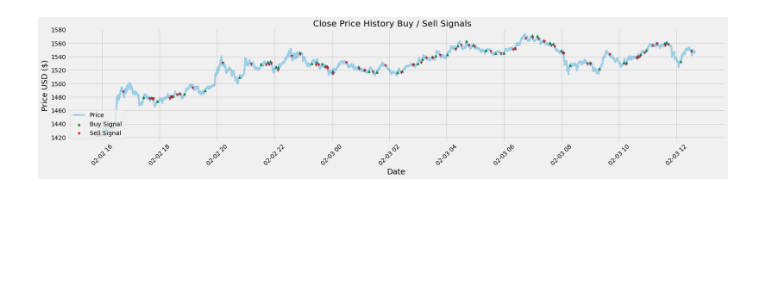
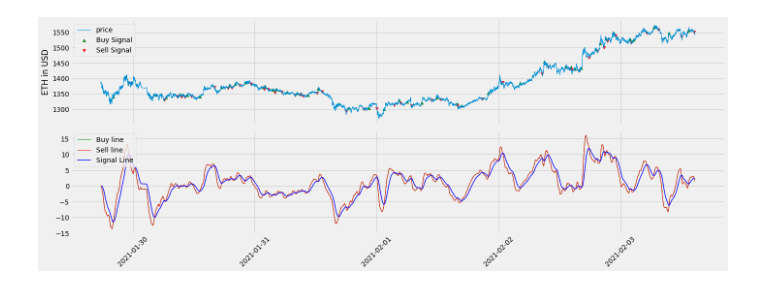
Before and after one commit to jsngalloway/night-trader, a Jupyter notebook: notebooks/macd_based/standard_macd.ipynb, the cells around one changed output. Cells and saved outputs as stored; diff of their text form; code cells hidden in the pictures; blank space fills up the shorter version.

```diff
--- a/notebooks/macd_based/standard_macd.ipynb
+++ b/notebooks/macd_based/standard_macd.ipynb
@@ -10,7 +10,7 @@ plt.style.use('fivethirtyeight')
 df = pd.read_csv('../../data/ETH.csv')
 # %%
 #Set the date as the index for the data
-df = df.set_index(pd.DatetimeIndex(df['begins_at'].values)).tail(5000)
+df = df.set_index(pd.DatetimeIndex(df['begins_at'].values))
 df['price'] = df[['high_price','low_price']].mean(axis=1)
 df['real_price'] = df.price
 df['price'] = df.price.ewm(span=6, adjust=True).mean()
@@ -67,86 +47,72 @@ plt.show()
-# %%
-df['MACD_buy'] = macd_buy
-df['MACD_sell'] = macd_sell
-df['Signal Line'] = signal
 # %%
 # Function to test the crossover driven profits of the macd and signal lines
-def mac_daddy_tester(macd_buy, macd_sell, signal, df, quiet=False):
+def mac_daddy_tester(df, quiet=False):
     bought = False
     sumwin = 0
     transactions = []
-    for i in range(50, len(signal)):
-        if ( (macd_buy.iat[i] > signal.iat[i]) and (macd_buy.iat[i-1] <= signal.iat[i-1]) and bought == False):
+    for i in range(50, len(df)):
+        if (bought == False and getBuySignal(df, i)):
             # print("Crossed above, time to buy", i)
             bought = df.iat[i,1]
-        if ( (macd_sell.iat[i] < signal.iat[i]) and (macd_sell.iat[i-1] >= signal.iat[i-1]) and bought):
+        if (bought and getSellSignal(df, i)):
             # print("Crossed below, time to sell", i)
             if not quiet:
-              print(df.iat[i,0], "Bought at", bought, " selling at", df.iat[i,1], f"for profit: {df.iat[i,1] - bought - 1:+.2f}")
-            transactions.append(df.iat[i,1] - bought)
-            sumwin = sumwin + df.iat[i,1] - bought - 1
+              print(df.iat[i,0], f"Bought at {bought:.2f}. Selling at {df['real_price'].iat[i]:.2f}. Profit: {df['real_price'].iat[i] - bought - 1:+.2f}")
+
+            transactions.append(df['real_price'].iat[i] - bought)
+            sumwin = sumwin + df['real_price'].iat[i] - bought - 1
             bought = False
     return(sumwin, transactions)
 
+def getBuySignal(df, i):
+  return (df['MACD_buy'].iat[i] > df['Signal Line'].iat[i]) and (df['MACD_buy'].iat[i-1] <= df['Signal Line'].iat[i-1])
+def getSellSignal(df, i):
+  # return (df["MACD_sell"].diff().iat[i] < 0.05)
+  return (df['MACD_sell'].iat[i] < df['Signal Line'].iat[i]) and (df['MACD_sell'].iat[i-1] >= df['Signal Line'].iat[i-1])
 
 #Create a function to signal when to buy and sell an asset
 def buy_sell(signal):
   sigPriceBuy = []
   sigPriceSell = []
   flag = 0
-  for i in range(0,len(signal)):
+  for i in range(0,len(df)):
     #if MACD > signal line  then buy else sell
-      if signal['MACD_buy'][i] > signal['Signal Line'][i]:
-        if flag != 1:
-          sigPriceBuy.append(signal['price'][i])
-          sigPriceSell.append(np.nan)
-          flag = 1
-        else:
-          sigPriceBuy.append(np.nan)
-          sigPriceSell.append(np.nan)
-      elif signal['MACD_sell'][i] < signal['Signal Line'][i]:
-        if flag != 0:
-          sigPriceSell.append(signal['price'][i])
-          sigPriceBuy.append(np.nan)
-          flag = 0
-        else:
-          sigPriceBuy.append(np.nan)
-          sigPriceSell.append(np.nan)
-      else: #Handling nan values
+      if flag != 1 and getBuySignal(df, i):
+        sigPriceBuy.append(signal['real_price'][i])
+        sigPriceSell.append(np.nan)
+        flag = 1
+      elif flag != 0 and getSellSignal(df, i):
+        sigPriceSell.append(signal['real_price'][i])
+        sigPriceBuy.append(np.nan)
+        flag = 0
+      else:
         sigPriceBuy.append(np.nan)
         sigPriceSell.append(np.nan)
 
   return (sigPriceBuy, sigPriceSell)
 
+#Create buy and sell columns
+df['Buy_Signal_Price'], df['Sell_Signal_Price'] = buy_sell(df)
 
-#Create buy and sell columns
-x = buy_sell(df)
-df['Buy_Signal_Price'] = x[0]
-df['Sell_Signal_Price'] = x[1]
 
-# Visually Show The Stock buy and sell signals
-# Create the title
-title = 'Close Price History Buy / Sell Signals   '
-#Get the stocks
-my_stocks = df
-
-#Create and plot the graph
-plt.figure(figsize=(12.2*2,4.5)) #width = 12.2in, height = 4.5
-plt.scatter(my_stocks.index, my_stocks['Buy_Signal_Price'], color = 'green', label='Buy Signal', marker = '^', alpha = 1)
-plt.scatter(my_stocks.index, my_stocks['Sell_Signal_Price'], color = 'red', label='Sell Signal', marker = 'v', alpha = 1)
-plt.plot( my_stocks['price'],  label='Price', alpha = 0.35)#plt.plot( X-Axis , Y-Axis, line_width, alpha_for_blending,  label)
-# plt.plot( df.price,  label='Price', linewidth=1, color='blue')#plt.plot( X-Axis , Y-Axis, line_width, alpha_for_blending,  label)
+fig, axs = plt.subplots(2, figsize=(20, 7.5), sharex=True)
 plt.xticks(rotation=45)
-plt.title(title)
-plt.xlabel('Date',fontsize=18)
-plt.ylabel('Price USD ($)',fontsize=18)
-plt.legend( loc='lower left')
+axs[0].plot( df['real_price'],  label='price', linewidth=1)
+axs[0].scatter(df.index, df['Buy_Signal_Price'], color = 'green', label='Buy Signal', marker = '^', alpha = 1)
+axs[0].scatter(df.index, df['Sell_Signal_Price'], color = 'red', label='Sell Signal', marker = 'v', alpha = 1)
+axs[0].legend(loc='upper left')
+axs[0].set_ylabel('ETH in USD')
+axs[1].plot(df.index, df['MACD_buy'], label='Buy line', color = 'green', linewidth=1)
+axs[1].plot(df.index, df['MACD_sell'], label='Sell line', color = 'red', linewidth=1)
+axs[1].plot(df.index, df['Signal Line'], label='Signal Line', color='blue', linewidth=1.5)
+axs[1].legend(loc='upper left')
+plt.tight_layout()
 plt.show()
 
-r = mac_daddy_tester(macd_buy, macd_sell, signal, df)
+r = mac_daddy_tester(df)
 print("Profit", r[0])
-print("trans: ", len(r[1]))
-# print(r[1])
+print("Transactions: ", len(r[1]))
 plt.boxplot(r[1])
 plt.show()
 # %% [output]
-[figure, old version]
+[figure, new version]
```
Also changed, not shown: parts of 4 cells of this notebook, 1 other file.
